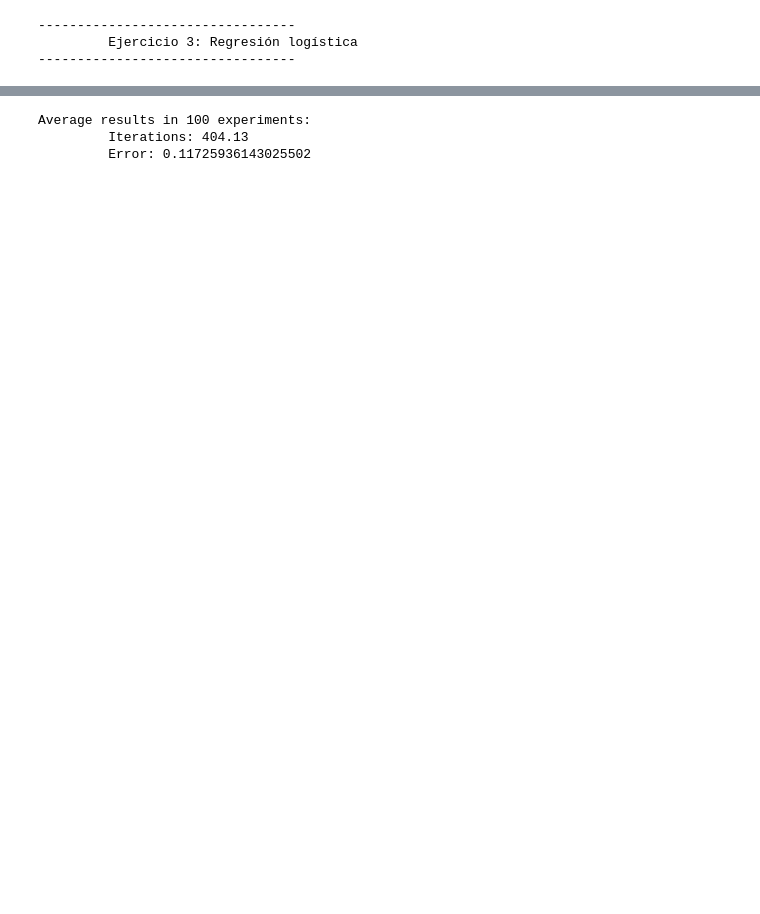
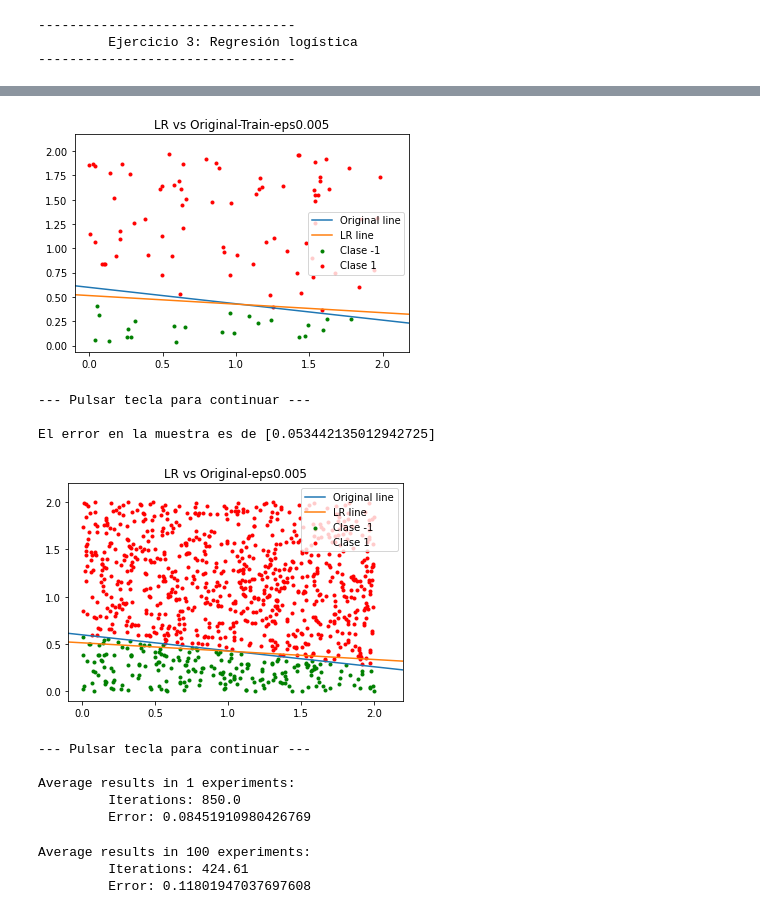
Before and after one commit to fjsaezm/ML, a Jupyter notebook: P2/P2.ipynb, the cells around one changed output, grey strips where cells are left out. Cells and saved outputs as stored; diff of their text form; code cells hidden in the pictures; blank space fills up the shorter version.

```diff
--- a/P2/P2.ipynb
+++ b/P2/P2.ipynb
@@ -566,3 +622,21 @@ Average results in 1 experiments:
+# %%
+# Experimento único epsilon  = 0.005
+N_experiments = 1
+iters,error = experiment(N_experiments = N_experiments,epsilon = 0.005)
+print("Average results in {} experiments:".format(N_experiments))
+print("\t Iterations: {}".format(np.mean(iters)))
+print("\t Error: {}".format(np.mean(error)))
+# %% [output]
+[figure, added]
+--- Pulsar tecla para continuar ---
+
+El error en la muestra es de [0.053442135012942725]
+[figure, added]
+--- Pulsar tecla para continuar ---
+
+Average results in 1 experiments:
+         Iterations: 850.0
+         Error: 0.08451910980426769
 # %%
 # Usar la muestra de datos etiquetada para encontrar nuestra solución g y estimar Eout
 # usando para ello un número suficientemente grande de nuevas muestras (>999).
@@ -571,11 +645,11 @@ N_experiments = 100
 iters,error = experiment(N_experiments = N_experiments)
 print("Average results in {} experiments:".format(N_experiments))
 print("\t Iterations: {}".format(np.mean(iters)))
-print("\t Error: {}".format(np.mean(error)))
+print("\t Error out sample: {}".format(np.mean(error)))
 # %% [output]
 Average results in 100 experiments:
-         Iterations: 404.13
-         Error: 0.11725936143025502
+         Iterations: 424.61
+         Error: 0.11801947037697608
 # %%
 ###############################################################################
 ###############################################################################
```
Also changed, not shown: parts of 19 cells of this notebook, 24 other files.
